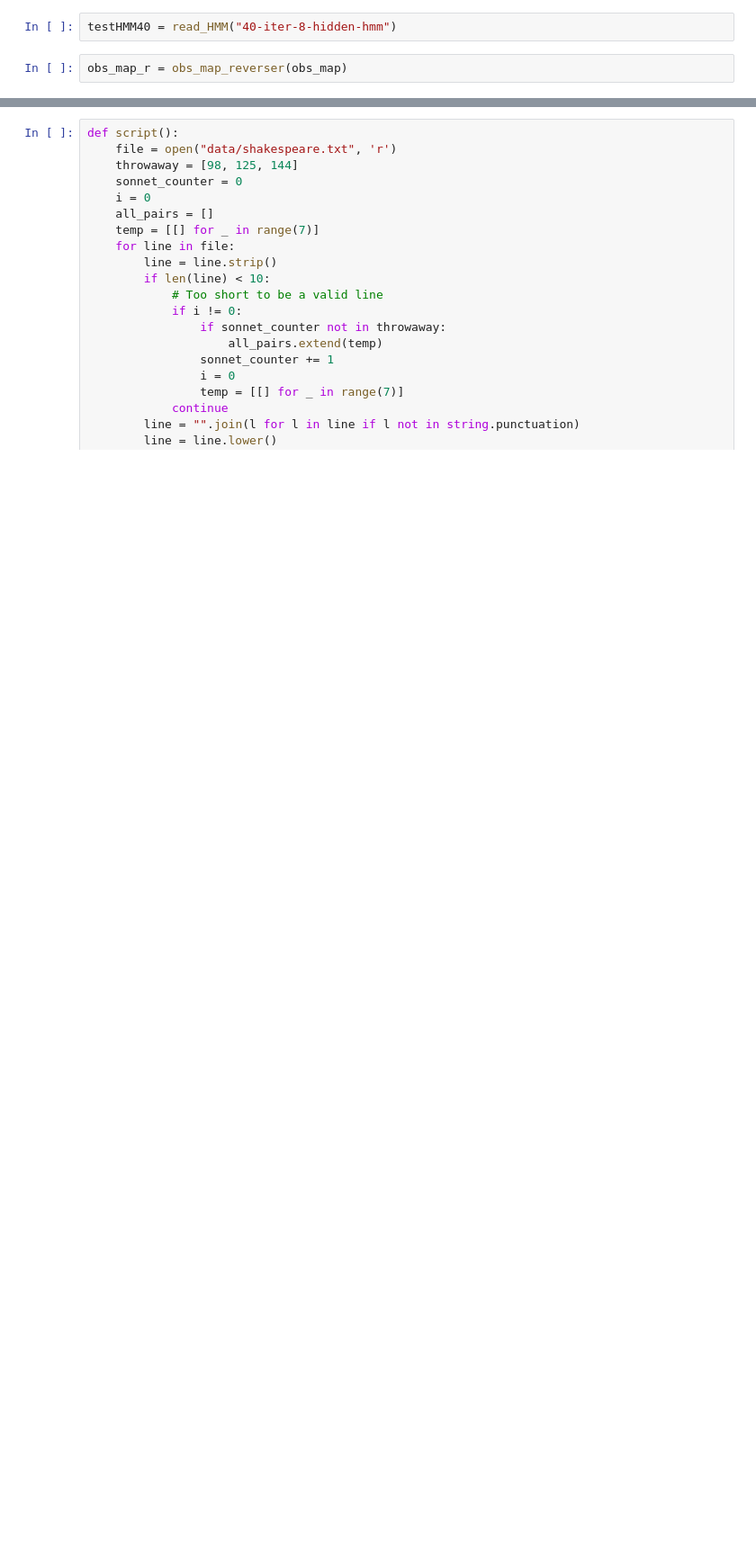
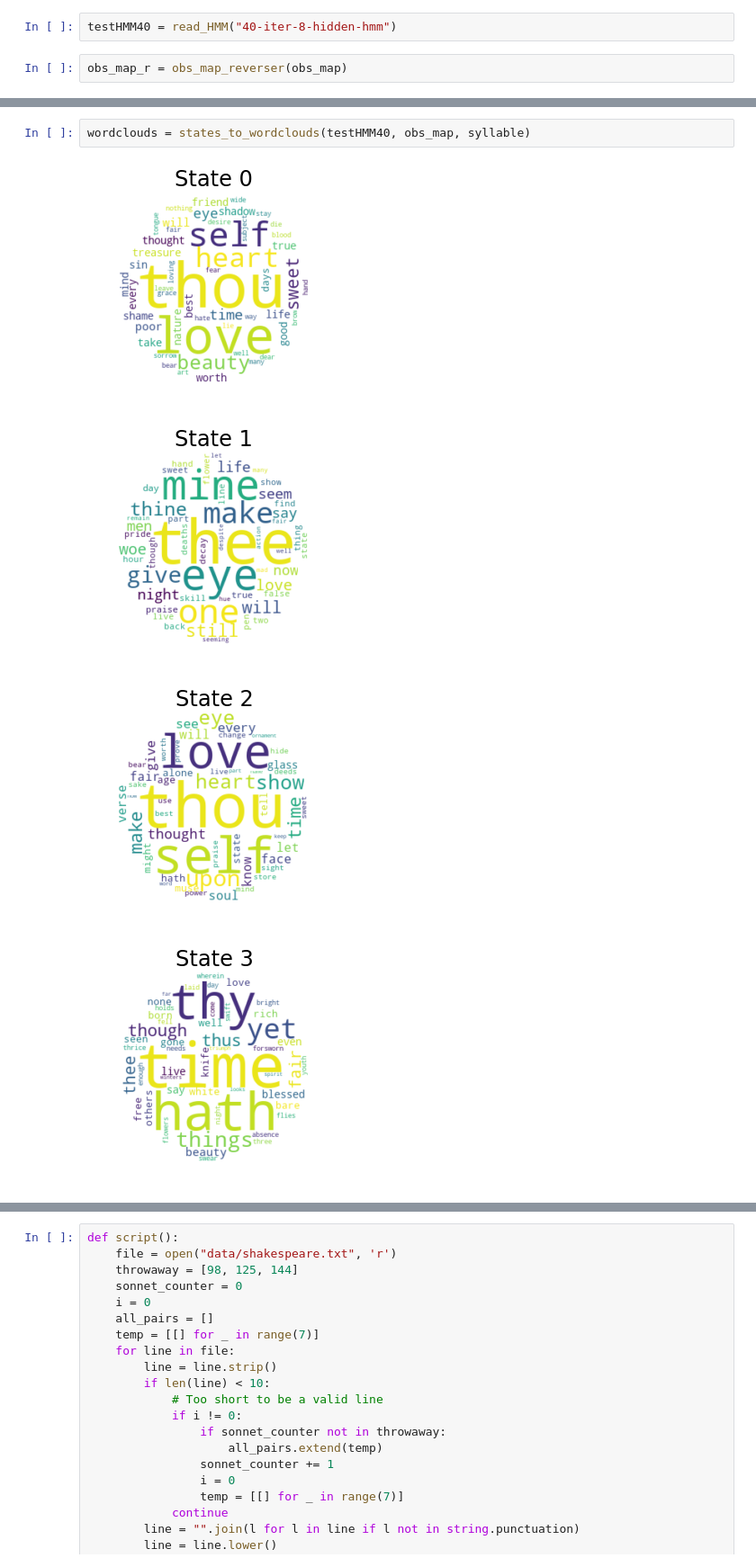
Before and after one commit to maria93101/cs155-hmm_poems, a Jupyter notebook: syllables.ipynb, the cells around one changed output, grey strips where cells are left out. Shown: that part at 90% size. Cells and saved outputs as stored; diff of their text form; blank space fills up the shorter version.

```diff
--- a/syllables.ipynb
+++ b/syllables.ipynb
@@ -220,0 +259,7 @@ Graces and i should then those you shine me
+# %%
+wordclouds = states_to_wordclouds(testHMM40, obs_map, syllable)
+# %% [output]
+[figure, added]
+[figure, added]
+[figure, added]
+[figure, added]
```
Also changed, not shown: parts of 13 cells of this notebook, 1 other file.
